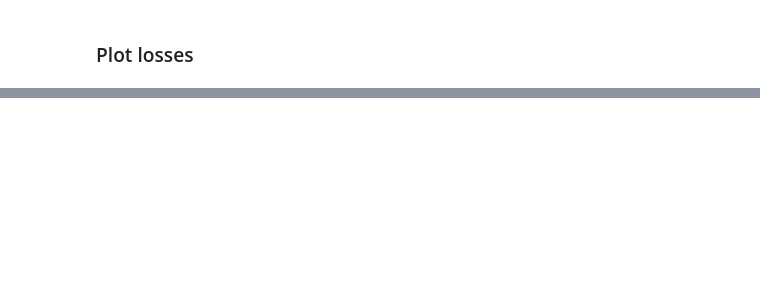
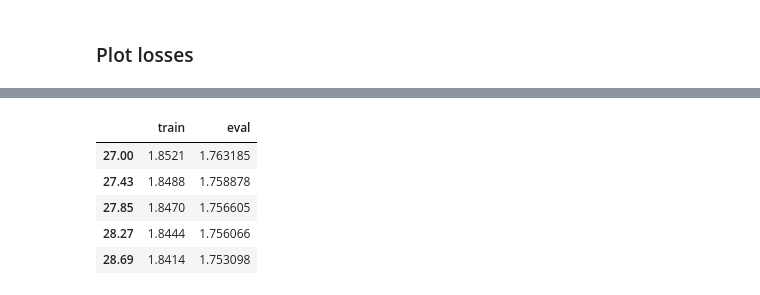
Before and after one commit to shinhanshiu/plantbert, a Jupyter notebook: script_1_2_model_save_load_stat.ipynb, the cells around one changed output, grey strips where cells are left out. Cells and saved outputs as stored; diff of their text form; code cells hidden in the pictures; blank space fills up the shorter version.

```diff
--- a/script_1_2_model_save_load_stat.ipynb
+++ b/script_1_2_model_save_load_stat.ipynb
@@ -284,0 +285,9 @@ plt.savefig(model_dir / "loss.pdf")
+# %%
+log_df.tail()
+# %% [output]
+|  | train | eval |
+| 27.00 | 1.8521 | 1.763185 |
+| 27.43 | 1.8488 | 1.758878 |
+| 27.85 | 1.8470 | 1.756605 |
+| 28.27 | 1.8444 | 1.756066 |
+| 28.69 | 1.8414 | 1.753098 |
```
Also changed, not shown: parts of 3 cells of this notebook, 3 other files.
